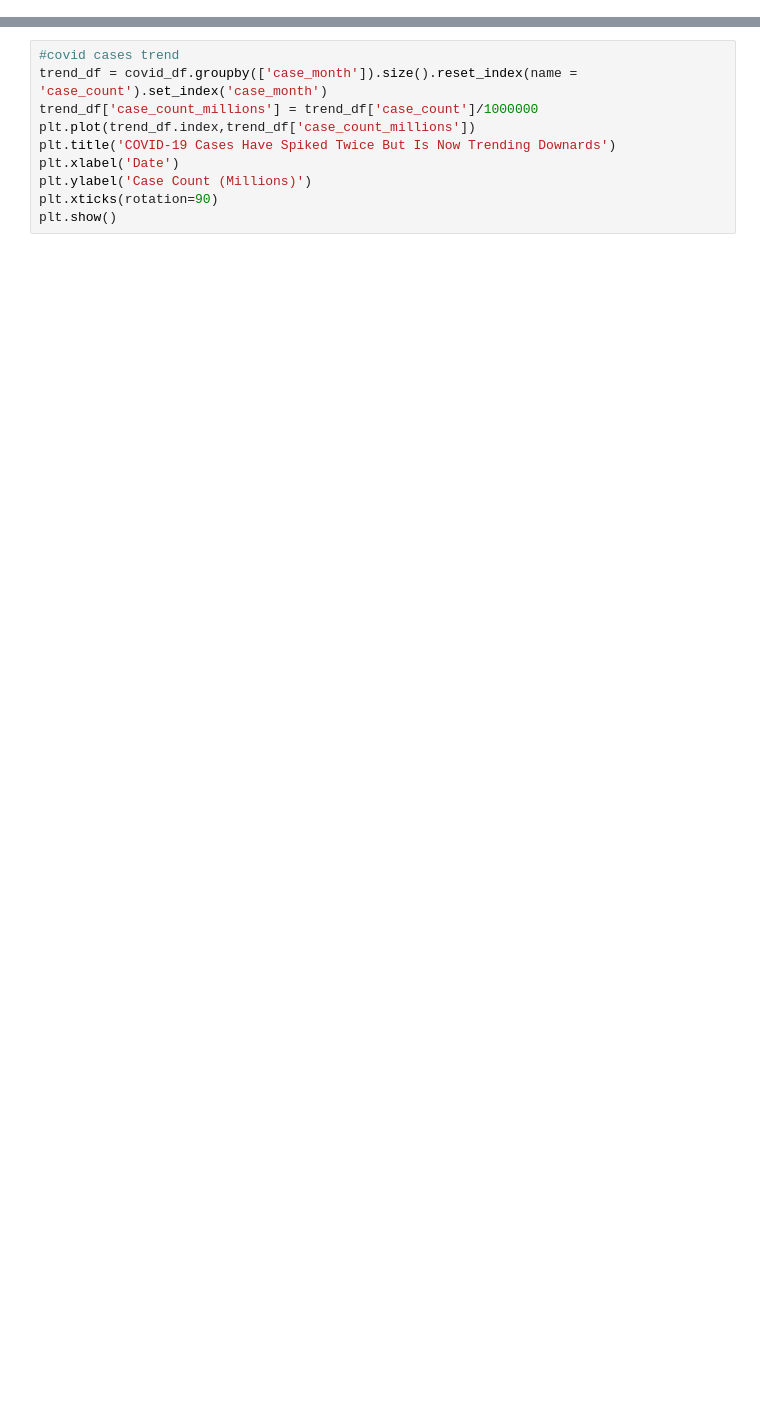
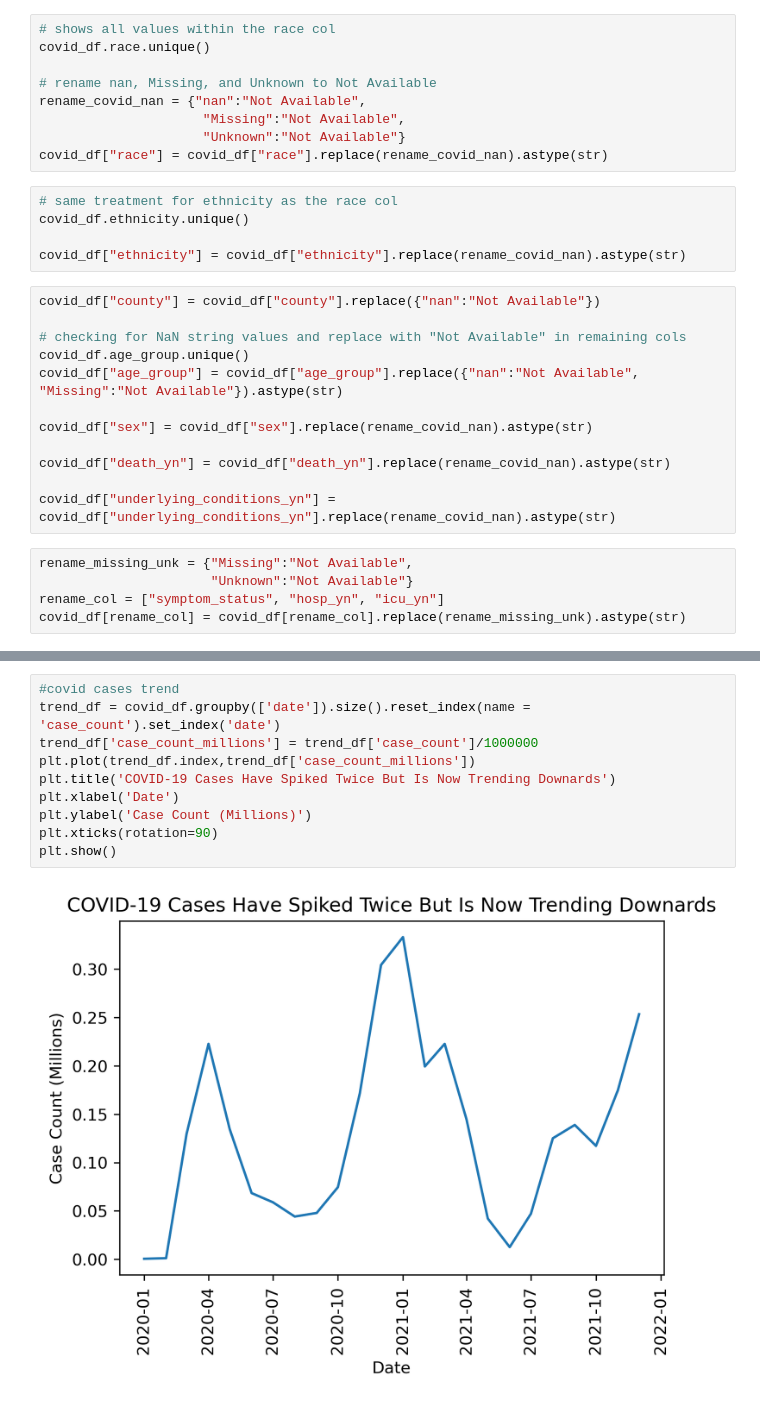
Before and after one commit to shinaolaatoro/ds4a-team55, a Jupyter notebook: covid-eda.ipynb, the cells around one changed output, grey strips where cells are left out. Drawn from its saved outputs; the diff is of its cells as text; blank space fills up the shorter version.

```diff
--- a/covid-eda.ipynb
+++ b/covid-eda.ipynb
@@ -27,2 +71,33 @@ covid_df.head()
+# %%
+# shows all values within the race col
+covid_df.race.unique()
+
+# rename nan, Missing, and Unknown to Not Available
+rename_covid_nan = {"nan":"Not Available",
+                     "Missing":"Not Available",
+                     "Unknown":"Not Available"}
+covid_df["race"] = covid_df["race"].replace(rename_covid_nan).astype(str)
+# %%
+# same treatment for ethnicity as the race col
+covid_df.ethnicity.unique()
+
+covid_df["ethnicity"] = covid_df["ethnicity"].replace(rename_covid_nan).astype(str)
+# %%
+covid_df["county"] = covid_df["county"].replace({"nan":"Not Available"})
+
+# checking for NaN string values and replace with "Not Available" in remaining cols
+covid_df.age_group.unique()
+covid_df["age_group"] = covid_df["age_group"].replace({"nan":"Not Available", "Missing":"Not Available"}).astype(str)
+
+covid_df["sex"] = covid_df["sex"].replace(rename_covid_nan).astype(str)
+
+covid_df["death_yn"] = covid_df["death_yn"].replace(rename_covid_nan).astype(str)
+
+covid_df["underlying_conditions_yn"] = covid_df["underlying_conditions_yn"].replace(rename_covid_nan).astype(str)
+# %%
+rename_missing_unk = {"Missing":"Not Available",
+                      "Unknown":"Not Available"}
+rename_col = ["symptom_status", "hosp_yn", "icu_yn"]
+covid_df[rename_col] = covid_df[rename_col].replace(rename_missing_unk).astype(str)
 # %%
 covid_df.sample(10, random_state = 42)
@@ -35,12 +136,14 @@ covid_df.boxplot('case_onset_interval')
 # %%
 #covid cases trend
-trend_df = covid_df.groupby(['case_month']).size().reset_index(name = 'case_count').set_index('case_month')
+trend_df = covid_df.groupby(['date']).size().reset_index(name = 'case_count').set_index('date')
 trend_df['case_count_millions'] = trend_df['case_count']/1000000
 plt.plot(trend_df.index,trend_df['case_count_millions'])
 plt.title('COVID-19 Cases Have Spiked Twice But Is Now Trending Downards')
 plt.xlabel('Date')
 plt.ylabel('Case Count (Millions)')
 plt.xticks(rotation=90)
 plt.show()
+# %% [output]
+[figure, added]
 # %%
 covid_df.groupby(['race']).size().plot.bar()
```
Also changed, not shown: parts of 20 cells of this notebook, 2 other files.
